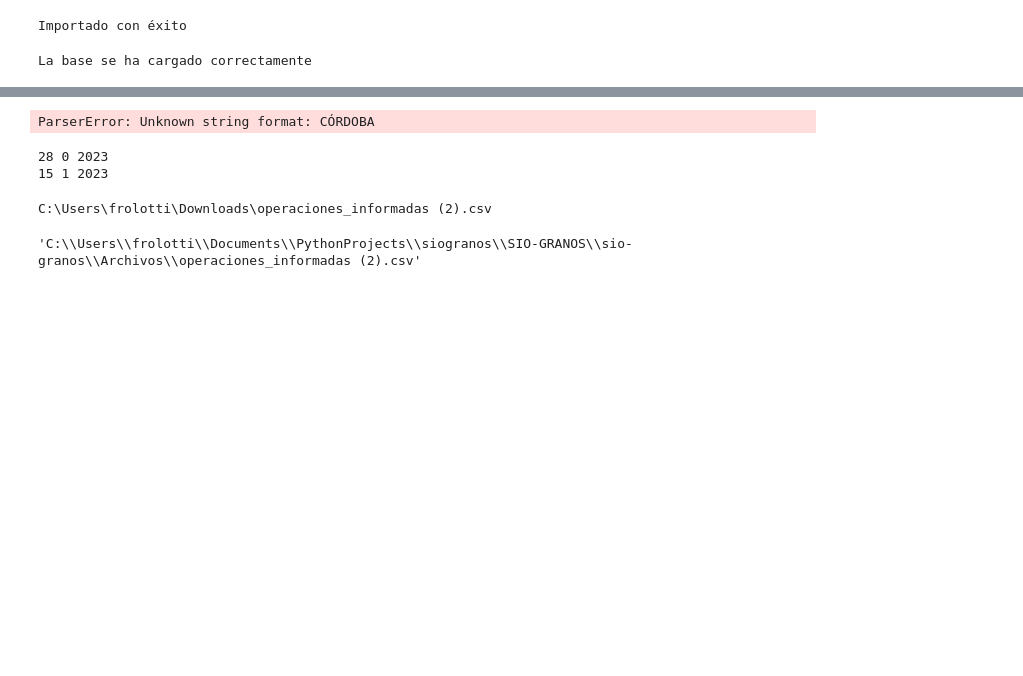
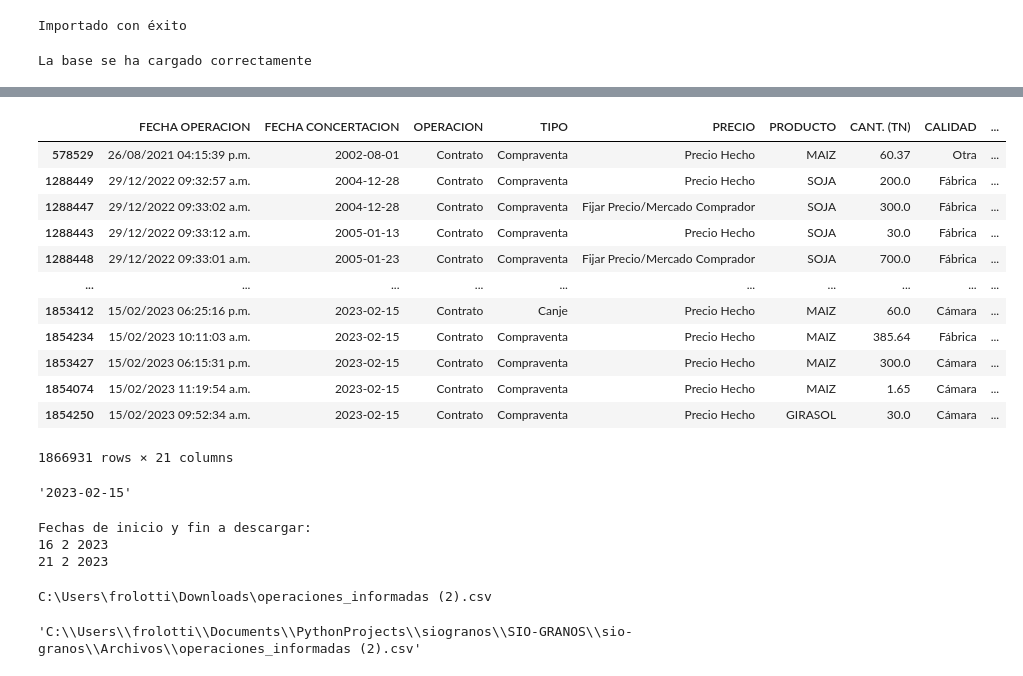
Before and after one commit to franrolotti/sio-granos, a Jupyter notebook: data-update.ipynb, the cells around one changed output, grey strips where cells are left out. Drawn from its saved outputs; the diff is of its cells as text; code cells hidden in the pictures; blank space fills up the shorter version.

```diff
--- a/data-update.ipynb
+++ b/data-update.ipynb
@@ -53,0 +70,7 @@ for file in files:
+# %%
+
+base_de_datos['FECHA CONCERTACION'] = pd.to_datetime(base_de_datos['FECHA CONCERTACION'])
+base_de_datos['FECHA CONCERTACION'] = base_de_datos['FECHA CONCERTACION'].dt.strftime('%Y-%m-%d')
+base_de_datos = base_de_datos.sort_values(by='FECHA CONCERTACION')
+base_de_datos
+# %% [output]
@@ -54,3 +78,16 @@ for file in files:
+|  | FECHA OPERACION | FECHA CONCERTACION | OPERACION | TIPO | PRECIO | PRODUCTO | CANT. (TN) | CALIDAD | ... |
+| 578529 | 26/08/2021 04:15:39 p.m. | 2002-08-01 | Contrato | Compraventa | Precio Hecho | MAIZ | 60.37 | Otra | ... |
+| 1288449 | 29/12/2022 09:32:57 a.m. | 2004-12-28 | Contrato | Compraventa | Precio Hecho | SOJA | 200.0 | Fábrica | ... |
+| 1288447 | 29/12/2022 09:33:02 a.m. | 2004-12-28 | Contrato | Compraventa | Fijar Precio/Mercado Comprador | SOJA | 300.0 | Fábrica | ... |
+| 1288443 | 29/12/2022 09:33:12 a.m. | 2005-01-13 | Contrato | Compraventa | Precio Hecho | SOJA | 30.0 | Fábrica | ... |
+| 1288448 | 29/12/2022 09:33:01 a.m. | 2005-01-23 | Contrato | Compraventa | Fijar Precio/Mercado Comprador | SOJA | 700.0 | Fábrica | ... |
+| ... | ... | ... | ... | ... | ... | ... | ... | ... | ... |
+| 1853412 | 15/02/2023 06:25:16 p.m. | 2023-02-15 | Contrato | Canje | Precio Hecho | MAIZ | 60.0 | Cámara | ... |
+| 1854234 | 15/02/2023 10:11:03 a.m. | 2023-02-15 | Contrato | Compraventa | Precio Hecho | MAIZ | 385.64 | Fábrica | ... |
+| 1853427 | 15/02/2023 06:15:31 p.m. | 2023-02-15 | Contrato | Compraventa | Precio Hecho | MAIZ | 300.0 | Cámara | ... |
+| 1854074 | 15/02/2023 11:19:54 a.m. | 2023-02-15 | Contrato | Compraventa | Precio Hecho | MAIZ | 1.65 | Cámara | ... |
+| 1854250 | 15/02/2023 09:52:34 a.m. | 2023-02-15 | Contrato | Compraventa | Precio Hecho | GIRASOL | 30.0 | Cámara | ... |
+1866931 rows × 21 columns
 # %%
 old_max_day = 1
 old_max_month = 6
@@ -66,21 +103,18 @@ else:
     today_day = date.today().day-1
     today_month = date.today().month-1       # Enero lo cuentan como 0, y de ahí empiezan a sumar...
     today_year = date.today().year
-# %%
-base_de_datos['FECHA CONCERTACION'] = pd.to_datetime(base_de_datos['FECHA CONCERTACION'])
-base_de_datos.sort_values(by=['FECHA CONCERTACION'], inplace = True)
-
-base_de_datos.tail(10)
-# %% [output]
-ParserError: Unknown string format: CÓRDOBA
+# %%
+base_de_datos['FECHA CONCERTACION'].iloc[-1]
+# %% [output]
+'2023-02-15'
 # %%
 # Fechas para la descarga de datos
 
-old_max_day = int(base_de_datos['FECHA CONCERTACION'].iloc[-1][0:2])+1
-old_max_month = int(base_de_datos['FECHA CONCERTACION'].iloc[-1][3:5])-1
-old_max_year = int(base_de_datos['FECHA CONCERTACION'].iloc[-1][6:10])
+old_max_day = int(base_de_datos['FECHA CONCERTACION'].iloc[-1][8:10])+1
+old_max_month = int(base_de_datos['FECHA CONCERTACION'].iloc[-1][5:7])-1
+old_max_year = int(base_de_datos['FECHA CONCERTACION'].iloc[-1][0:4])
 
-print(old_max_day, old_max_month, old_max_year)
+
 
 
 if date.today().day==1:                  # El día corriente no está disponible para descargar, hay que
@@ -99,10 +133,14 @@ else:
 
 procedencia = 'CÓRDOBA'
 
-print(today_day,today_month,today_year)
+
+print("Fechas de inicio y fin a descargar: ")
+print(old_max_day, old_max_month+1, old_max_year)
+print(today_day,today_month+1,today_year)
 # %% [output]
-28 0 2023
-15 1 2023
+Fechas de inicio y fin a descargar:
+16 2 2023
+21 2 2023
 # %%
 driver = webdriver.Chrome(service=Service(ChromeDriverManager().install()))
 driver.get("https://www.siogranos.com.ar/Consulta_publica/operaciones_informadas_exportar.aspx")
```
Also changed, not shown: parts of 4 cells of this notebook, 1 other file.
